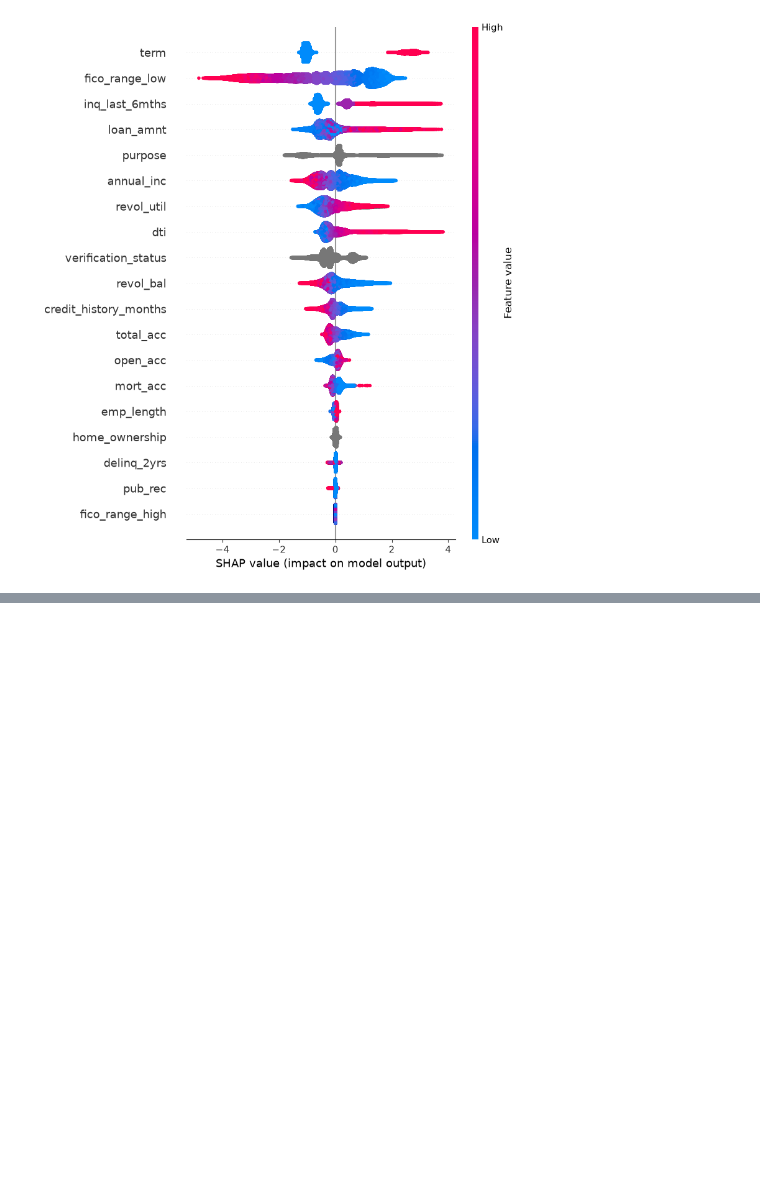
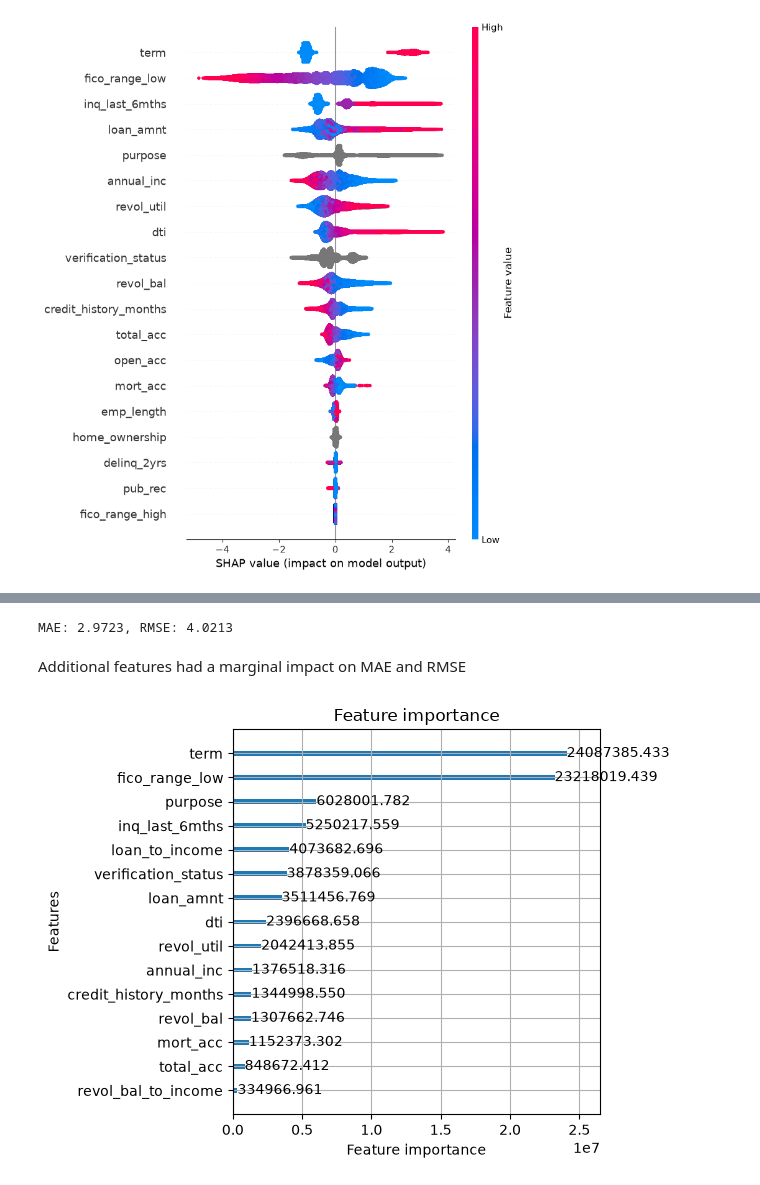
Before and after one commit to eth-tran/STAT-444-Final-Project, a Jupyter notebook: S444-Modelling.ipynb, the cells around one changed output, grey strips where cells are left out. Saved outputs shown, nothing was run; the diff lists cells and outputs as text; code cells hidden in the pictures; blank space fills up the shorter version.

Commit message:
Feature engineering: MAE/RMSE slightly decreased

```diff
--- a/S444-Modelling.ipynb
+++ b/S444-Modelling.ipynb
@@ -86,0 +93,26 @@ shap.summary_plot(shap_values, X_test)
+# %%
+train['loan_to_income'] = train['loan_amnt'] / (train['annual_inc'] + 1)
+test['loan_to_income'] = test['loan_amnt'] / (test['annual_inc'] + 1)
+
+train['revol_bal_to_income'] = train['revol_bal'] / (train['annual_inc'] + 1)
+test['revol_bal_to_income'] = test['revol_bal'] / (test['annual_inc'] + 1)
+
+train['util_per_account'] = train['revol_util'] / (train['open_acc'] + 1)
+test['util_per_account'] = test['revol_util'] / (test['open_acc'] + 1)
+
+# Add new features to your feature list
+features_v2 = features + ['loan_to_income', 'revol_bal_to_income', 'util_per_account']
+
+X_train = train[features_v2].copy()
+X_test = test[features_v2].copy()
+for col in categorical_cols:
+    X_train[col] = X_train[col].astype('category')
+    X_test[col] = X_test[col].astype('category')
+# %%
+model2 = lgb.LGBMRegressor(random_state=42)
+model2.fit(X_train, y_train, categorical_feature=categorical_cols)
+
+preds2 = model2.predict(X_test)
+
+mae2 = mean_absolute_error(y_test, preds2)
+rmse2 = np.sqrt(mean_squared_error(y_test, preds2))
@@ -86,0 +125,13 @@ shap.summary_plot(shap_values, X_test)
+# %%
+print(f'MAE: {mae2:.4f}, RMSE: {rmse2:.4f}')
+# %% [output]
+MAE: 2.9723, RMSE: 4.0213
+# %% [markdown]
+Additional features had a marginal impact on MAE and RMSE
+# %%
+import matplotlib.pyplot as plt
+lgb.plot_importance(model2, max_num_features=15, importance_type='gain')
+plt.tight_layout()
+plt.show()
+# %% [output]
+[figure, added]
```
Also changed, not shown: parts of 4 cells of this notebook.
